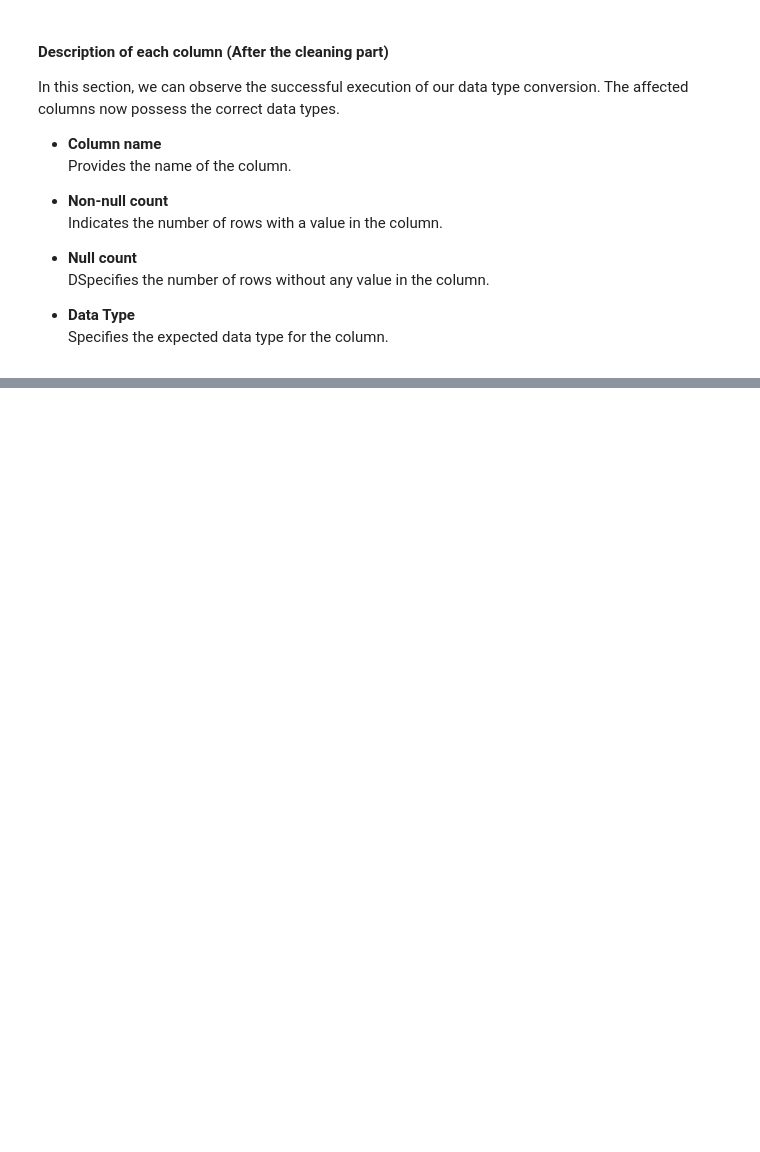
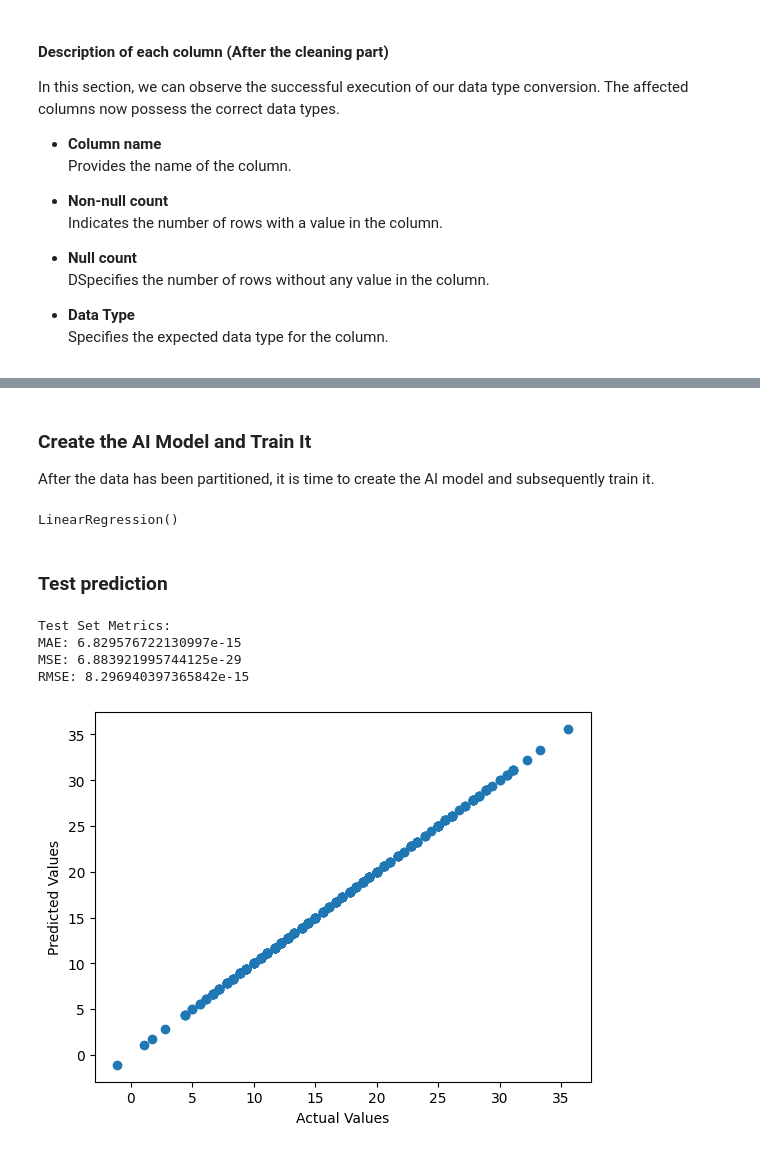
Before and after one commit to carlo98100/AIProjects, a Jupyter notebook: WeatherPrediction/WeatherPrediction.ipynb, the cells around one changed output, grey strips where cells are left out. Drawn from its saved outputs; the diff is of its cells as text; code cells hidden in the pictures; blank space fills up the shorter version.

Commit message:
Added the AI prediction

```diff
--- a/WeatherPrediction/WeatherPrediction.ipynb
+++ b/WeatherPrediction/WeatherPrediction.ipynb
@@ -158,0 +223,3 @@ data_columns_info
+# %%
+X = data[['precipitation', 'temp_max', 'temp_min', 'wind']]
+y = data['temp_max']
@@ -158,0 +242,31 @@ data_columns_info
+# %%
+X_train, X_test, y_train, y_test = train_test_split(X, y, test_size=0.2, random_state=0)
+# %% [markdown]
+### Create the AI Model and Train It
+After the data has been partitioned, it is time to create the AI model and subsequently train it.
+# %%
+model = LinearRegression()
+model.fit(X_train, y_train)
+# %% [output]
+LinearRegression()
+# %% [markdown]
+### Test prediction
+# %%
+y_pred_test = model.predict(X_test)
+
+print('\nTest Set Metrics:')
+print('MAE:', metrics.mean_absolute_error(y_test, y_pred_test))
+print('MSE:', metrics.mean_squared_error(y_test, y_pred_test))
+print('RMSE:', np.sqrt(metrics.mean_squared_error(y_test, y_pred_test)))
+# %% [output]
+Test Set Metrics:
+MAE: 6.829576722130997e-15
+MSE: 6.883921995744125e-29
+RMSE: 8.296940397365842e-15
+# %%
+plt.scatter(y_test, y_pred_test)
+plt.xlabel('Actual Values')
+plt.ylabel('Predicted Values')
+plt.show()
+# %% [output]
+[figure, added]
```
Also changed, not shown: parts of 13 cells of this notebook, 1 other file.
